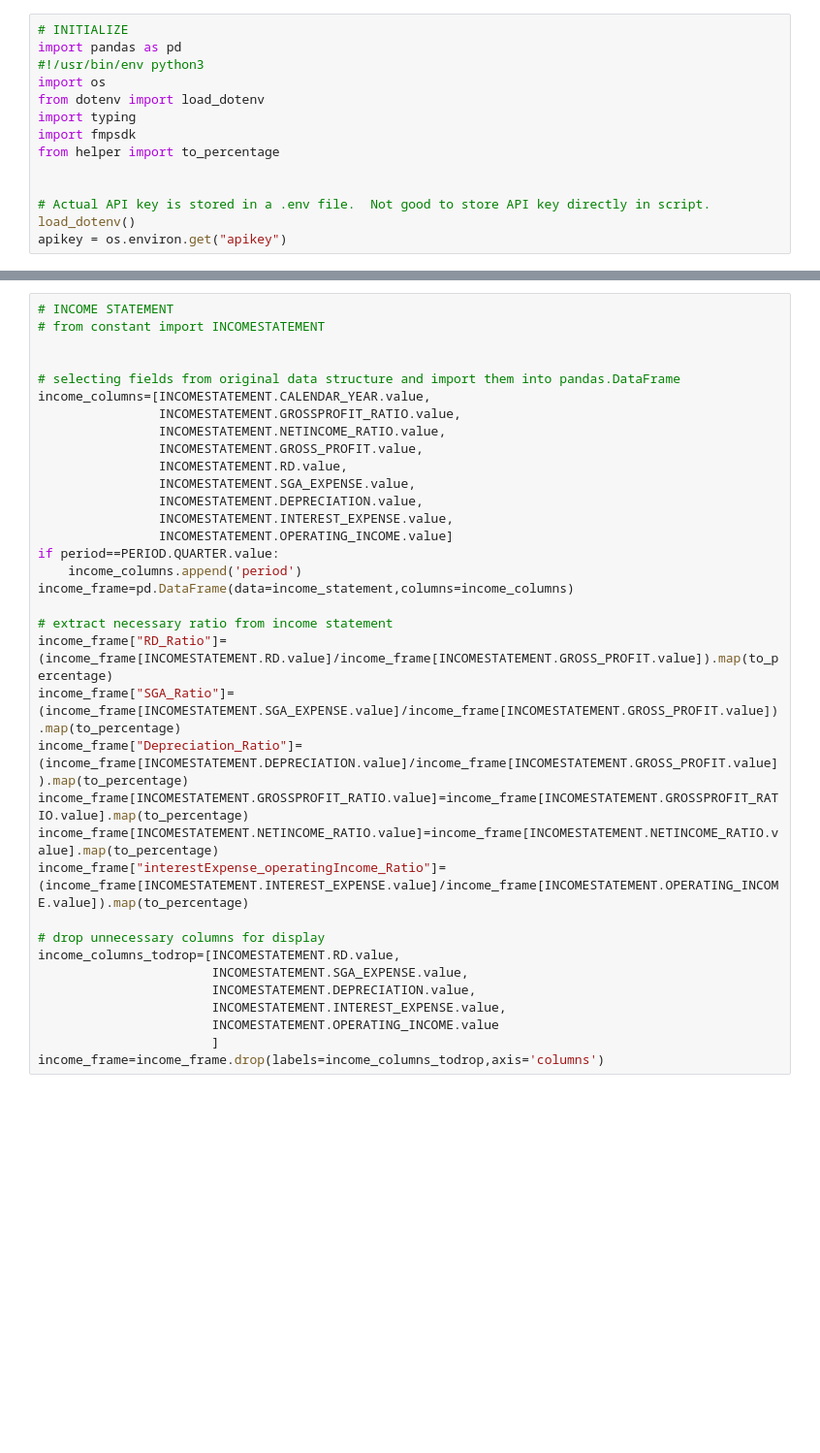
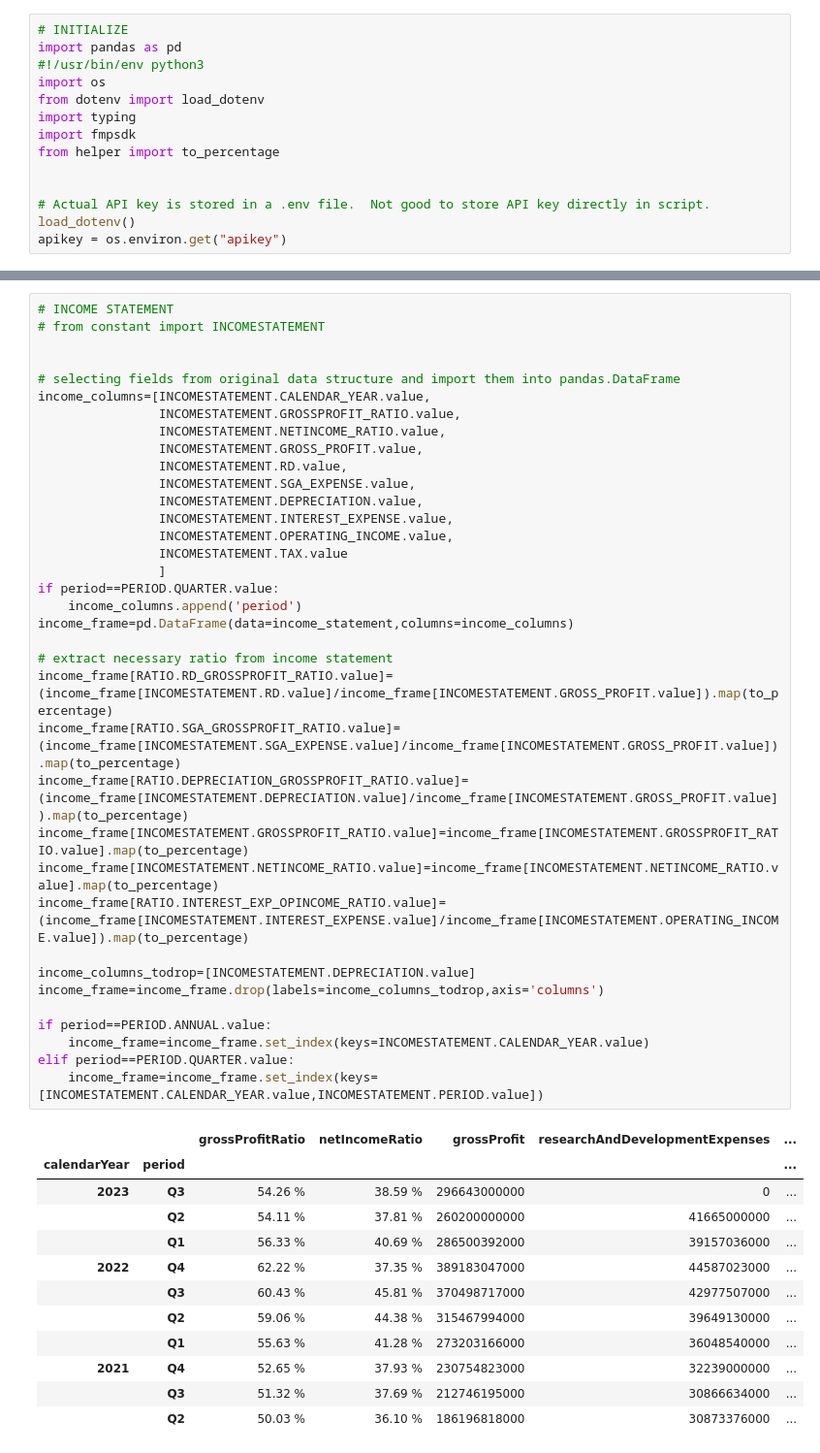
Before and after one commit to fbcharles747/company_evaluation, a Jupyter notebook: longterm_analysis.ipynb, the cells around one changed output, grey strips where cells are left out. Shown: that part at 97% size. Saved outputs shown, nothing was run; the diff lists cells and outputs as text; blank space fills up the shorter version.

```diff
--- a/longterm_analysis.ipynb
+++ b/longterm_analysis.ipynb
@@ -105,36 +328,50 @@ if period==PERIOD.ANNUAL.value:
 # %%
 # INCOME STATEMENT
 # from constant import INCOMESTATEMENT
 
 
 # selecting fields from original data structure and import them into pandas.DataFrame
 income_columns=[INCOMESTATEMENT.CALENDAR_YEAR.value,
                 INCOMESTATEMENT.GROSSPROFIT_RATIO.value,
                 INCOMESTATEMENT.NETINCOME_RATIO.value,
                 INCOMESTATEMENT.GROSS_PROFIT.value,
                 INCOMESTATEMENT.RD.value,
                 INCOMESTATEMENT.SGA_EXPENSE.value,
                 INCOMESTATEMENT.DEPRECIATION.value,
                 INCOMESTATEMENT.INTEREST_EXPENSE.value,
-                INCOMESTATEMENT.OPERATING_INCOME.value]
+                INCOMESTATEMENT.OPERATING_INCOME.value,
+                INCOMESTATEMENT.TAX.value
+                ]
 if period==PERIOD.QUARTER.value:
     income_columns.append('period')
 income_frame=pd.DataFrame(data=income_statement,columns=income_columns)
 
 # extract necessary ratio from income statement
-income_frame["RD_Ratio"]=(income_frame[INCOMESTATEMENT.RD.value]/income_frame[INCOMESTATEMENT.GROSS_PROFIT.value]).map(to_percentage)
-income_frame["SGA_Ratio"]=(income_frame[INCOMESTATEMENT.SGA_EXPENSE.value]/income_frame[INCOMESTATEMENT.GROSS_PROFIT.value]).map(to_percentage)
-income_frame["Depreciation_Ratio"]=(income_frame[INCOMESTATEMENT.DEPRECIATION.value]/income_frame[INCOMESTATEMENT.GROSS_PROFIT.value]).map(to_percentage)
+income_frame[RATIO.RD_GROSSPROFIT_RATIO.value]=(income_frame[INCOMESTATEMENT.RD.value]/income_frame[INCOMESTATEMENT.GROSS_PROFIT.value]).map(to_percentage)
+income_frame[RATIO.SGA_GROSSPROFIT_RATIO.value]=(income_frame[INCOMESTATEMENT.SGA_EXPENSE.value]/income_frame[INCOMESTATEMENT.GROSS_PROFIT.value]).map(to_percentage)
+income_frame[RATIO.DEPRECIATION_GROSSPROFIT_RATIO.value]=(income_frame[INCOMESTATEMENT.DEPRECIATION.value]/income_frame[INCOMESTATEMENT.GROSS_PROFIT.value]).map(to_percentage)
 income_frame[INCOMESTATEMENT.GROSSPROFIT_RATIO.value]=income_frame[INCOMESTATEMENT.GROSSPROFIT_RATIO.value].map(to_percentage)
 income_frame[INCOMESTATEMENT.NETINCOME_RATIO.value]=income_frame[INCOMESTATEMENT.NETINCOME_RATIO.value].map(to_percentage)
-income_frame["interestExpense_operatingIncome_Ratio"]=(income_frame[INCOMESTATEMENT.INTEREST_EXPENSE.value]/income_frame[INCOMESTATEMENT.OPERATING_INCOME.value]).map(to_percentage)
+income_frame[RATIO.INTEREST_EXP_OPINCOME_RATIO.value]=(income_frame[INCOMESTATEMENT.INTEREST_EXPENSE.value]/income_frame[INCOMESTATEMENT.OPERATING_INCOME.value]).map(to_percentage)
 
-# drop unnecessary columns for display
-income_columns_todrop=[INCOMESTATEMENT.RD.value,
-                       INCOMESTATEMENT.SGA_EXPENSE.value,
-                       INCOMESTATEMENT.DEPRECIATION.value,
-                       INCOMESTATEMENT.INTEREST_EXPENSE.value,
-                       INCOMESTATEMENT.OPERATING_INCOME.value
-                       ]
+income_columns_todrop=[INCOMESTATEMENT.DEPRECIATION.value]
 income_frame=income_frame.drop(labels=income_columns_todrop,axis='columns')
+
+if period==PERIOD.ANNUAL.value:
+    income_frame=income_frame.set_index(keys=INCOMESTATEMENT.CALENDAR_YEAR.value)
+elif period==PERIOD.QUARTER.value:
+    income_frame=income_frame.set_index(keys=[INCOMESTATEMENT.CALENDAR_YEAR.value,INCOMESTATEMENT.PERIOD.value])
+# %% [output]
+|  |  | grossProfitRatio | netIncomeRatio | grossProfit | researchAndDevelopmentExpenses | ... |
+| calendarYear | period |  |  |  |  | ... |
+| 2023 | Q3 | 54.26 % | 38.59 % | 296643000000 | 0 | ... |
+|  | Q2 | 54.11 % | 37.81 % | 260200000000 | 41665000000 | ... |
+|  | Q1 | 56.33 % | 40.69 % | 286500392000 | 39157036000 | ... |
+| 2022 | Q4 | 62.22 % | 37.35 % | 389183047000 | 44587023000 | ... |
+|  | Q3 | 60.43 % | 45.81 % | 370498717000 | 42977507000 | ... |
+|  | Q2 | 59.06 % | 44.38 % | 315467994000 | 39649130000 | ... |
+|  | Q1 | 55.63 % | 41.28 % | 273203166000 | 36048540000 | ... |
+| 2021 | Q4 | 52.65 % | 37.93 % | 230754823000 | 32239000000 | ... |
+|  | Q3 | 51.32 % | 37.69 % | 212746195000 | 30866634000 | ... |
+|  | Q2 | 50.03 % | 36.10 % | 186196818000 | 30873376000 | ... |
 # %%
```
Also changed, not shown: parts of 14 cells of this notebook, 2 other files.
